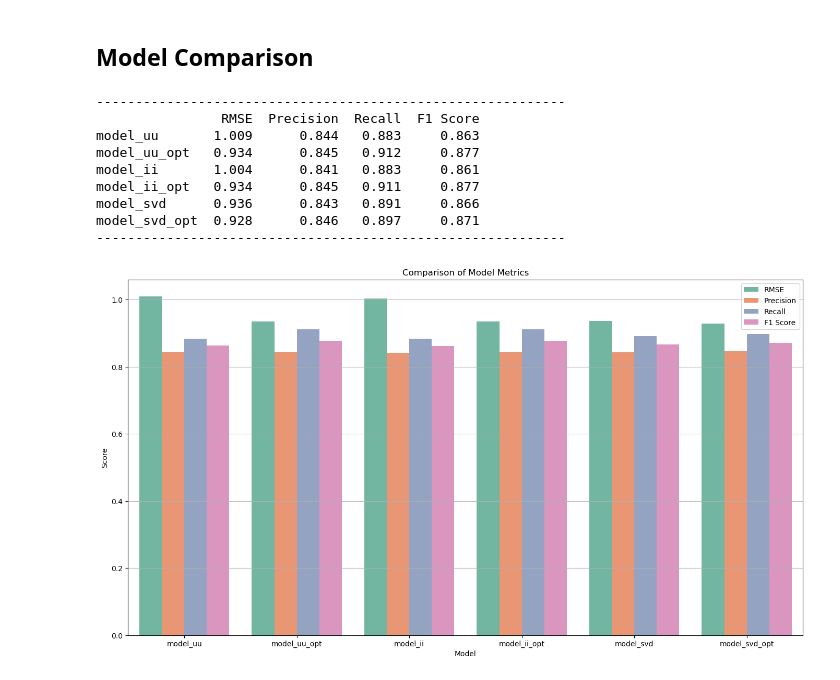
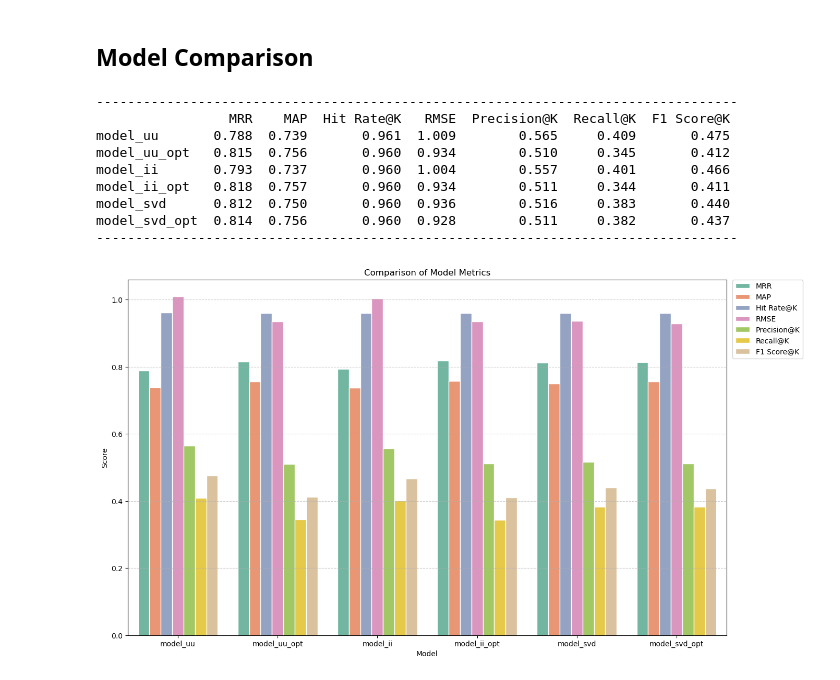
Before and after one commit to tmoesl/product-recommendation-system, a Jupyter notebook: notebooks/product_recommendation_system.ipynb, the cells around one changed output. Saved outputs shown, nothing was run; the diff lists cells and outputs as text; code cells hidden in the pictures.

```diff
--- a/notebooks/product_recommendation_system.ipynb
+++ b/notebooks/product_recommendation_system.ipynb
@@ -1170,5 +1291,5 @@ model = KNNBaseline
 model_ii = RecommendationSystem(data=data, algo_class=model, sim_options=sim_options)
 # %%
 model_ii.fit_knn(trainset=trainset, use_tuned_params=False)
-model_ii_metric = model_ii.evaluate(testset=testset)
+model_ii_metric = model_ii.evaluate(testset=testset, k=k, th=threshold)
 # %% [output]
@@ -1222,5 +1348,5 @@ RMSE: 0.938
 Parameters: {'k': 40, 'min_k': 5, 'sim_options': {'name': 'pearson_baseline', 'user_based': False}}
 # %%
 model_ii.fit_knn(trainset=trainset, use_tuned_params=True)
-model_ii_opt_metric = model_ii.evaluate(testset=testset)
+model_ii_opt_metric = model_ii.evaluate(testset=testset, k=k, th=threshold)
 # %% [output]
@@ -1274,5 +1405,5 @@ model = SVD
 model_svd = RecommendationSystem(data=data, algo_class=model, sim_options=None)
 # %%
 model_svd.fit_svd(trainset=trainset, use_tuned_params=False)
-model_svd_metric = model_svd.evaluate(testset=testset)
+model_svd_metric = model_svd.evaluate(testset=testset, k=k, th=threshold)
 # %% [output]
@@ -1309,5 +1445,5 @@ RMSE: 0.927
 Parameters: {'n_epochs': 30, 'lr_all': 0.005, 'reg_all': 0.2, 'n_factors': 50}
 # %%
 model_svd.fit_svd(trainset=trainset, use_tuned_params=True)
-model_svd_opt_metric = model_svd.evaluate(testset=testset)
+model_svd_opt_metric = model_svd.evaluate(testset=testset, k=k, th=threshold)
 # %% [output]
@@ -1351,46 +1492,61 @@ model_svd.recommend(data=df, int_data=user_interactions)
 # %%
 # Combine all metrics into a single dictionary
 metrics = {
     "model_uu": model_uu_metric,
     "model_uu_opt": model_uu_opt_metric,
     "model_ii": model_ii_metric,
     "model_ii_opt": model_ii_opt_metric,
     "model_svd": model_svd_metric,
     "model_svd_opt": model_svd_opt_metric,
 }
 
 # Convert the dictionary to a DataFrame
 metrics_df = pd.DataFrame(metrics).T
 
-print("-" * 60)
-print(metrics_df)
-print("-" * 60)
+# Print the DataFrame without wrapping
+with pd.option_context("display.max_colwidth", None, "display.width", 1000):
+    print("-" * 82)
+    print(metrics_df)
+    print("-" * 82)
 
 # Melt the DataFrame to a long format suitable for Seaborn
 metrics_df.reset_index(inplace=True)
 metrics_long = pd.melt(
     metrics_df, id_vars="index", var_name="Metric", value_name="Score"
 )
 
 # Rename columns for clarity
 metrics_long.columns = ["Model", "Metric", "Score"]
 
 # Plot using Seaborn
 plt.figure(figsize=(14, 8))
-sns.barplot(x="Model", y="Score", hue="Metric", palette="Set2", data=metrics_long)
+sns.barplot(
+    x="Model",
+    y="Score",
+    hue="Metric",
+    palette=palette_colors,
+    data=metrics_long,
+    edgecolor="white",
+)
+
+# Improve the legend by placing it outside the plot
+plt.legend(bbox_to_anchor=(1.01, 1), loc="upper left", borderaxespad=0.0)
+
+# Add a title and grid
 plt.title("Comparison of Model Metrics")
-plt.legend()
-plt.grid(axis="y")
+plt.grid(axis="y", linestyle="--", alpha=0.7)
+
+# Adjust layout and show the plot
 plt.tight_layout(pad=2.0)
 plt.show()
 # %% [output]
-------------------------------------------------------------
-                RMSE  Precision  Recall  F1 Score
-model_uu       1.009      0.844   0.883     0.863
-model_uu_opt   0.934      0.845   0.912     0.877
-model_ii       1.004      0.841   0.883     0.861
-model_ii_opt   0.934      0.845   0.911     0.877
-model_svd      0.936      0.843   0.891     0.866
-model_svd_opt  0.928      0.846   0.897     0.871
-------------------------------------------------------------
+----------------------------------------------------------------------------------
+                 MRR    MAP  Hit Rate@K   RMSE  Precision@K  Recall@K  F1 Score@K
+model_uu       0.788  0.739       0.961  1.009        0.565     0.409       0.475
+model_uu_opt   0.815  0.756       0.960  0.934        0.510     0.345       0.412
+model_ii       0.793  0.737       0.960  1.004        0.557     0.401       0.466
+model_ii_opt   0.818  0.757       0.960  0.934        0.511     0.344       0.411
+model_svd      0.812  0.750       0.960  0.936        0.516     0.383       0.440
+model_svd_opt  0.814  0.756       0.960  0.928        0.511     0.382       0.437
+----------------------------------------------------------------------------------
-[figure, old version]
+[figure, new version]
```
Also changed, not shown: parts of 28 cells of this notebook.
